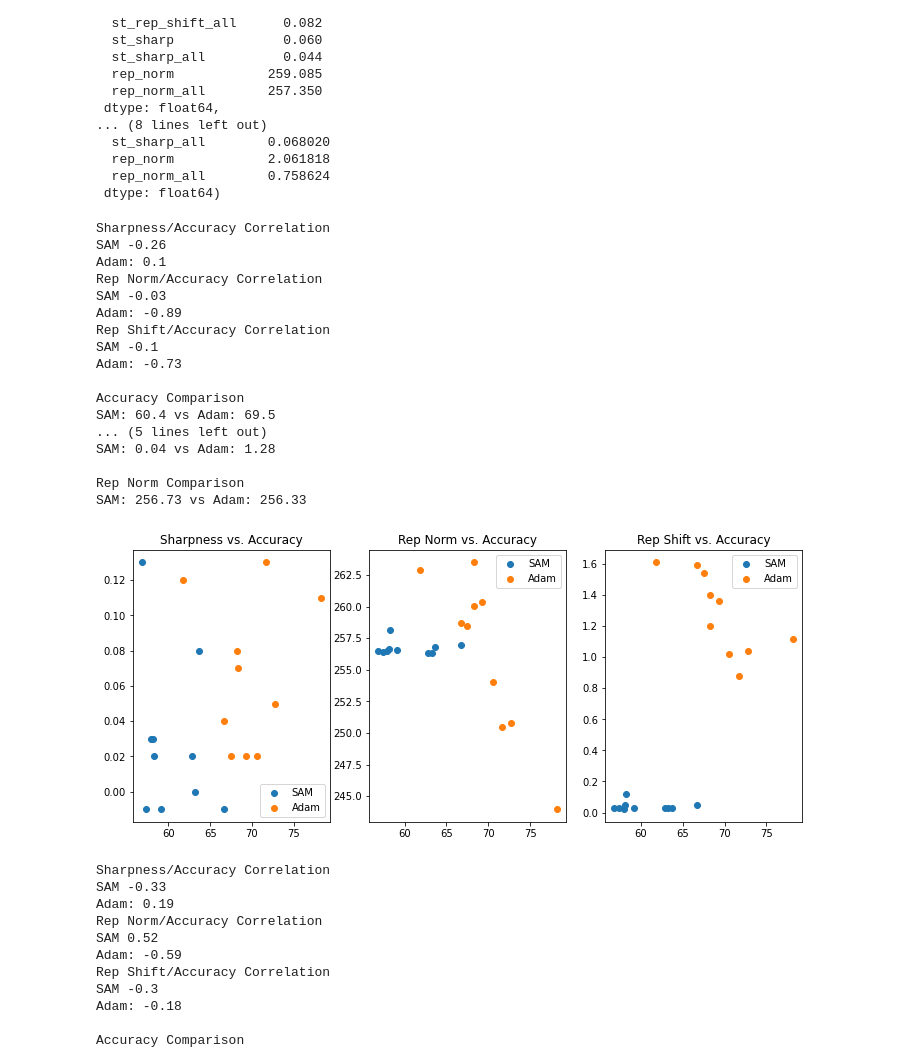
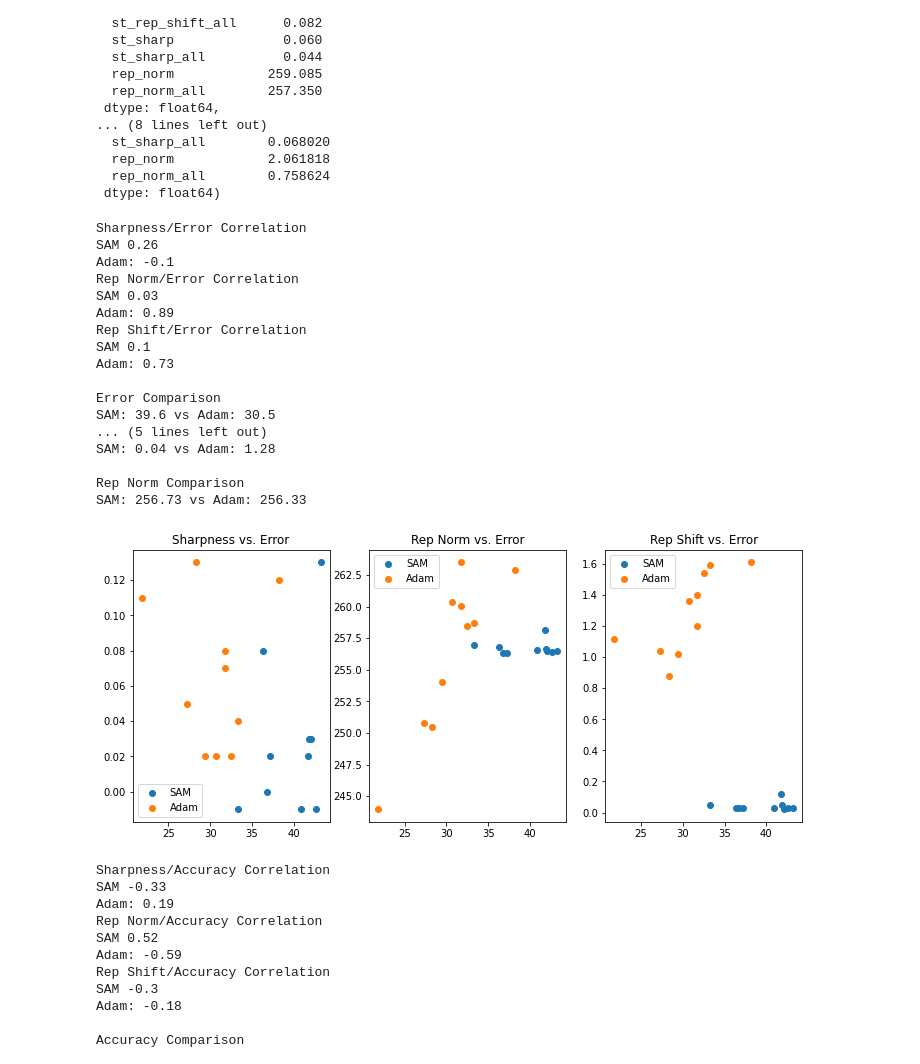
Before and after one commit to samjschapiro/GOAT, a Jupyter notebook: results.ipynb, the cells around one changed output. Drawn from its saved outputs; the diff is of its cells as text; code cells hidden in the pictures.

```diff
--- a/results.ipynb
+++ b/results.ipynb
@@ -254,64 +254,67 @@ covtype_sam_01.mean(axis=0), covtype_sam_01.std(axis=0)
   rep_norm            2.061818
   rep_norm_all        0.758624
  dtype: float64)
+# %%
+covtype_sam_005[' st_acc_all']=100-covtype_sam_005[' st_acc_all']
+covtype_adam_005[' st_acc_all']=100-covtype_adam_005[' st_acc_all']
 # %%
 fig, axs = plt.subplots(nrows=1, ncols=3, figsize=(12,5))
-axs[0].set_title('Sharpness vs. Accuracy')
+axs[0].set_title('Sharpness vs. Error')
 axs[0].scatter(covtype_sam_005[' st_acc_all'], covtype_sam_005[' st_sharp_all'], label='SAM');
 axs[0].scatter(covtype_adam_005[' st_acc_all'], covtype_adam_005[' st_sharp_all'], label='Adam');
 axs[0].legend();
-axs[1].set_title('Rep Norm vs. Accuracy')
+axs[1].set_title('Rep Norm vs. Error')
 axs[1].scatter(covtype_sam_005[' st_acc_all'], covtype_sam_005[' rep_norm_all'], label='SAM');
 axs[1].scatter(covtype_adam_005[' st_acc_all'], covtype_adam_005[' rep_norm_all'], label='Adam');
 axs[1].legend();
-axs[2].set_title('Rep Shift vs. Accuracy')
+axs[2].set_title('Rep Shift vs. Error')
 axs[2].scatter(covtype_sam_005[' st_acc_all'], covtype_sam_005[' st_rep_shift_all'], label='SAM');
 axs[2].scatter(covtype_adam_005[' st_acc_all'], covtype_adam_005[' st_rep_shift_all'], label='Adam');
 axs[2].legend();
-print('Sharpness/Accuracy Correlation')
+print('Sharpness/Error Correlation')
 print('SAM', round(covtype_sam_005.corr()[' st_acc_all'].loc[' st_sharp_all'], 2))
 print('Adam:', round(covtype_adam_005.corr()[' st_acc_all'].loc[' st_sharp_all'], 2))
-print('Rep Norm/Accuracy Correlation')
+print('Rep Norm/Error Correlation')
 print('SAM', round(covtype_sam_005.corr()[' st_acc_all'].loc[' rep_norm_all'], 2))
 print('Adam:', round(covtype_adam_005.corr()[' st_acc_all'].loc[' rep_norm_all'], 2))
-print('Rep Shift/Accuracy Correlation')
+print('Rep Shift/Error Correlation')
 print('SAM', round(covtype_sam_005.corr()[' st_acc_all'].loc[' st_rep_shift_all'], 2))
 print('Adam:', round(covtype_adam_005.corr()[' st_acc_all'].loc[' st_rep_shift_all'], 2), '\n')
 
-print('Accuracy Comparison')
+print('Error Comparison')
 print('SAM:', round(np.mean(covtype_sam_005[' st_acc_all']), 2), 'vs', 'Adam:',
       round(np.mean(covtype_adam_005[' st_acc_all']), 2), '\n')
 
 print('Sharpness Comparison')
 print('SAM:', round(np.mean(covtype_sam_005[' st_sharp_all']), 2), 'vs', 'Adam:',
       round(np.mean(covtype_adam_005[' st_sharp_all']), 2), '\n')
 
 print('Rep Shift Comparison')
 print('SAM:', round(np.mean(covtype_sam_005[' st_rep_shift_all']), 2), 'vs', 'Adam:',
       round(np.mean(covtype_adam_005[' st_rep_shift_all']), 2), '\n')
 
 print('Rep Norm Comparison')
 print('SAM:', round(np.mean(covtype_sam_005[' rep_norm_all']), 2), 'vs', 'Adam:',
       round(np.mean(covtype_adam_005[' rep_norm_all']), 2))
 # %% [output]
-Sharpness/Accuracy Correlation
-SAM -0.26
-Adam: 0.1
-Rep Norm/Accuracy Correlation
-SAM -0.03
-Adam: -0.89
-Rep Shift/Accuracy Correlation
-SAM -0.1
-Adam: -0.73
+Sharpness/Error Correlation
+SAM 0.26
+Adam: -0.1
+Rep Norm/Error Correlation
+SAM 0.03
+Adam: 0.89
+Rep Shift/Error Correlation
+SAM 0.1
+Adam: 0.73
 
-Accuracy Comparison
-SAM: 60.4 vs Adam: 69.5
+Error Comparison
+SAM: 39.6 vs Adam: 30.5
 ... (5 lines left out)
 SAM: 0.04 vs Adam: 1.28
 
 Rep Norm Comparison
 SAM: 256.73 vs Adam: 256.33
-[figure, old version]
+[figure, new version]
 # %%
 fig, axs = plt.subplots(nrows=1, ncols=3, figsize=(12,5))
 axs[0].set_title('Sharpness vs. Accuracy')
```
Also changed, not shown: 7 other files.
